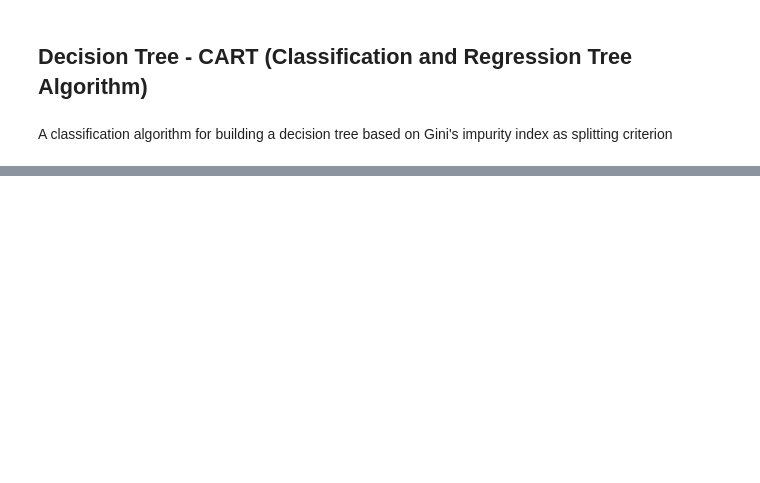
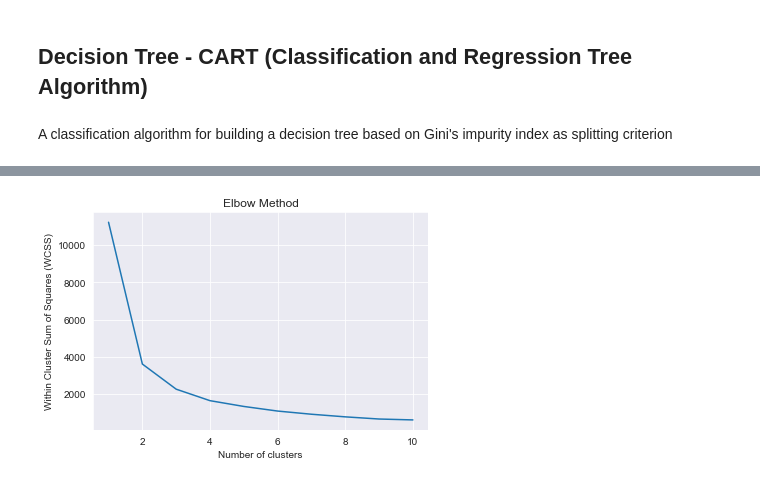
Before and after one commit to Thesavagecoder7784/Machine-Learning-Algorithms, a Jupyter notebook: Machine Learning Alogrithms.ipynb, the cells around one changed output, grey strips where cells are left out. Cells and saved outputs as stored; diff of their text form; code cells hidden in the pictures; blank space fills up the shorter version.

```diff
--- a/Machine Learning Alogrithms.ipynb
+++ b/Machine Learning Alogrithms.ipynb
@@ -431,0 +436,13 @@ Recall: 0.9777777777777777
+# %%
+#Required packages
+import pandas as pd
+import seaborn as sns
+import numpy as np
+import matplotlib.pyplot as plt
+from sklearn.cluster import KMeans
+from sklearn.model_selection import train_test_split
+sns.set_style('darkgrid')
+# %%
+# Upload your data as a csv file and load it as a data frame
+df = pd.read_csv('penguins.csv').dropna()
+df.head()
@@ -431,0 +456,26 @@ Recall: 0.9777777777777777
+# %%
+#Using the elbow method to find out the optimal number of KMeans clusters
+X = np.array(df.loc[:,['bill_length_mm',                # Choose your variable names
+                       'bill_depth_mm']])    \
+                        .reshape(-1, 2)
+
+# Determine optimal cluster number with elbow method
+wcss = []
+
+for i in range(1, 11):
+    model = KMeans(n_clusters = i,
+                    init = 'k-means++',                 # Initialization method for kmeans
+                    max_iter = 300,                     # Maximum number of iterations
+                    n_init = 10,                        # Choose how often algorithm will run with different centroid
+                    random_state = 0)                   # Choose random state for reproducibility
+    model.fit(X)
+    wcss.append(model.inertia_)
+
+# Show Elbow plot
+plt.plot(range(1, 11), wcss)
+plt.title('Elbow Method')                               # Set plot title
+plt.xlabel('Number of clusters')                        # Set x axis name
+plt.ylabel('Within Cluster Sum of Squares (WCSS)')      # Set y axis name
+plt.show()
+# %% [output]
+[figure, added]
```
Also changed, not shown: parts of 30 cells of this notebook.
